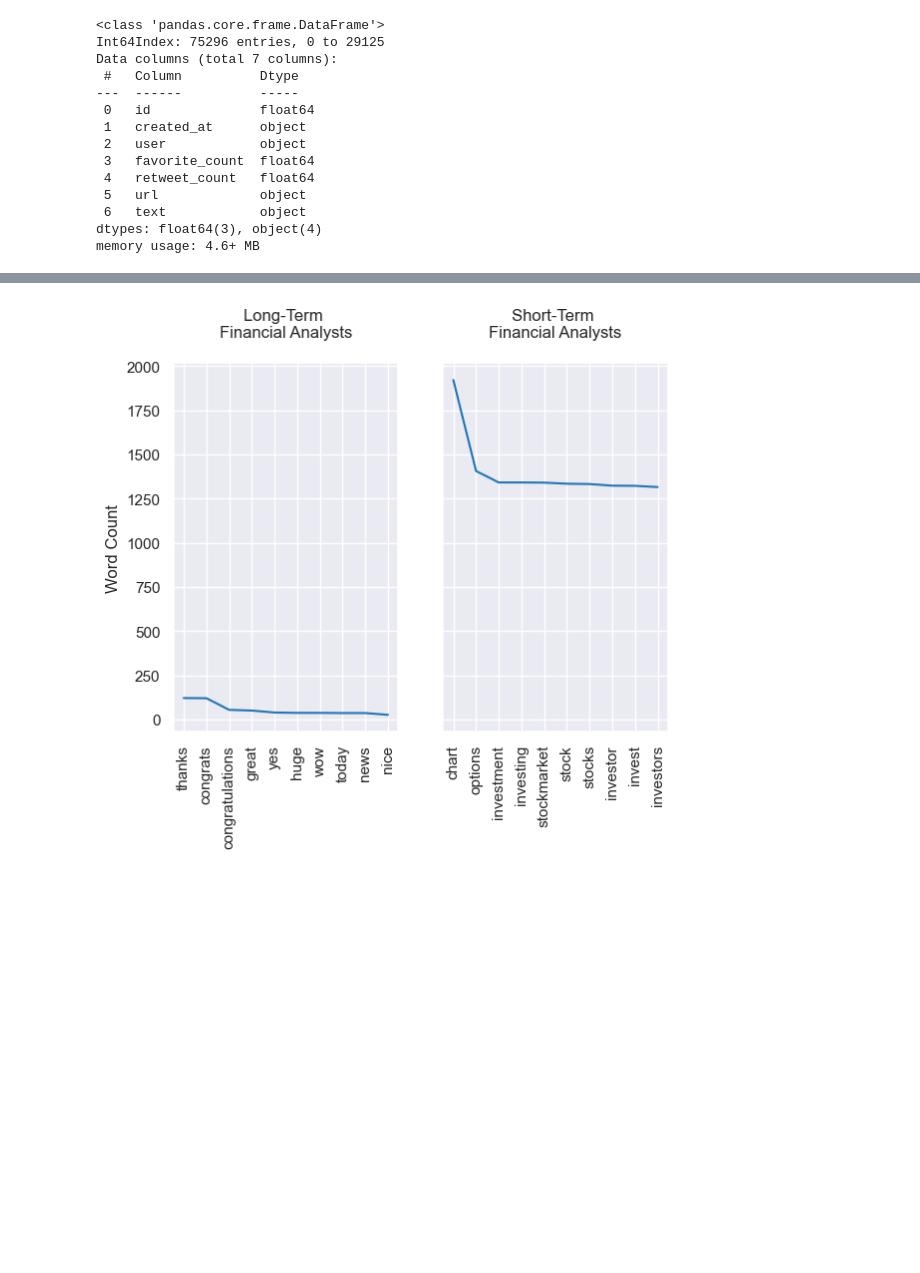
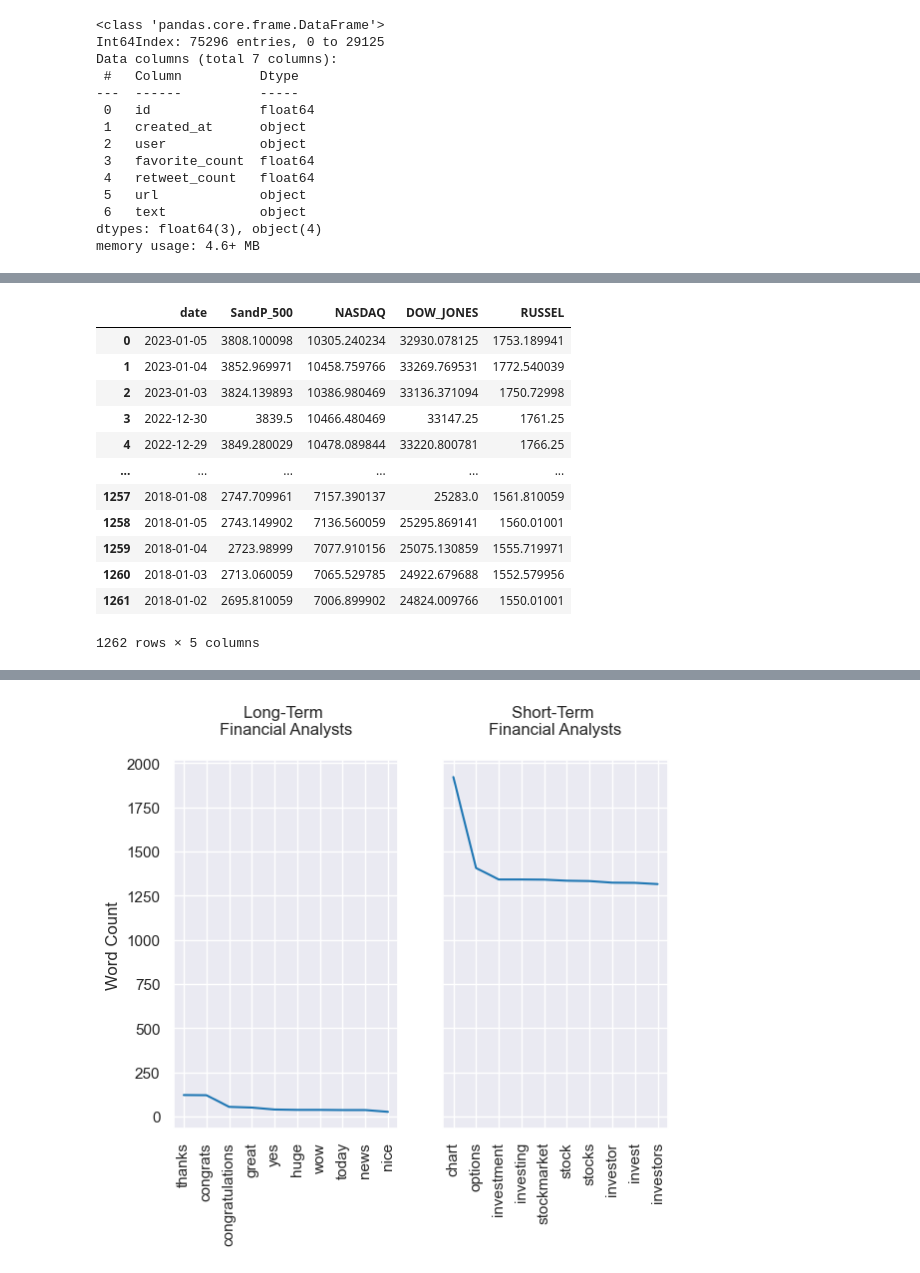
Before and after one commit to KeatonSpiller/Sentiment_Analysis, a Jupyter notebook: Stock_Market/scripts/TwitterBot.ipynb, the cells around one changed output, grey strips where cells are left out. Saved outputs shown, nothing was run; the diff lists cells and outputs as text; code cells hidden in the pictures; blank space fills up the shorter version.

```diff
--- a/Stock_Market/scripts/TwitterBot.ipynb
+++ b/Stock_Market/scripts/TwitterBot.ipynb
@@ -321,0 +323,24 @@ df_all_prob.tail()
+# %%
+SandP_500_df = SandP_500_df.sort_index(ascending=False)
+NASDAQ_df = NASDAQ_df.sort_index(ascending=False)
+DOW_JONES_df = DOW_JONES_df.sort_index(ascending=False)
+RUSSEL_df = RUSSEL_df.sort_index(ascending=False)
+
+index_funds_df = pd.DataFrame(data = [SandP_500_df.index,SandP_500_df['Adj Close'],NASDAQ_df['Adj Close'],
+                                   DOW_JONES_df['Adj Close'],RUSSEL_df['Adj Close']]).T.set_axis(['date', 'SandP_500', 'NASDAQ',
+                                                                                                  'DOW_JONES', 'RUSSEL'], axis=1, inplace=False)
+index_funds_df
+# %% [output]
+|  | date | SandP_500 | NASDAQ | DOW_JONES | RUSSEL |
+| 0 | 2023-01-05 | 3808.100098 | 10305.240234 | 32930.078125 | 1753.189941 |
+| 1 | 2023-01-04 | 3852.969971 | 10458.759766 | 33269.769531 | 1772.540039 |
+| 2 | 2023-01-03 | 3824.139893 | 10386.980469 | 33136.371094 | 1750.72998 |
+| 3 | 2022-12-30 | 3839.5 | 10466.480469 | 33147.25 | 1761.25 |
+| 4 | 2022-12-29 | 3849.280029 | 10478.089844 | 33220.800781 | 1766.25 |
+| ... | ... | ... | ... | ... | ... |
+| 1257 | 2018-01-08 | 2747.709961 | 7157.390137 | 25283.0 | 1561.810059 |
+| 1258 | 2018-01-05 | 2743.149902 | 7136.560059 | 25295.869141 | 1560.01001 |
+| 1259 | 2018-01-04 | 2723.98999 | 7077.910156 | 25075.130859 | 1555.719971 |
+| 1260 | 2018-01-03 | 2713.060059 | 7065.529785 | 24922.679688 | 1552.579956 |
+| 1261 | 2018-01-02 | 2695.810059 | 7006.899902 | 24824.009766 | 1550.01001 |
+1262 rows × 5 columns
```
Also changed, not shown: parts of 17 cells of this notebook.
